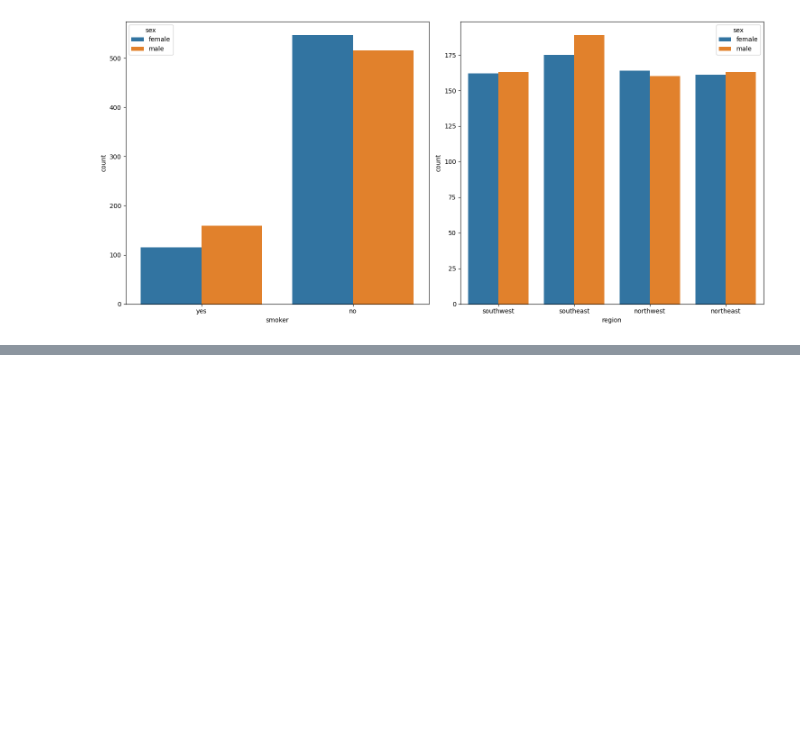
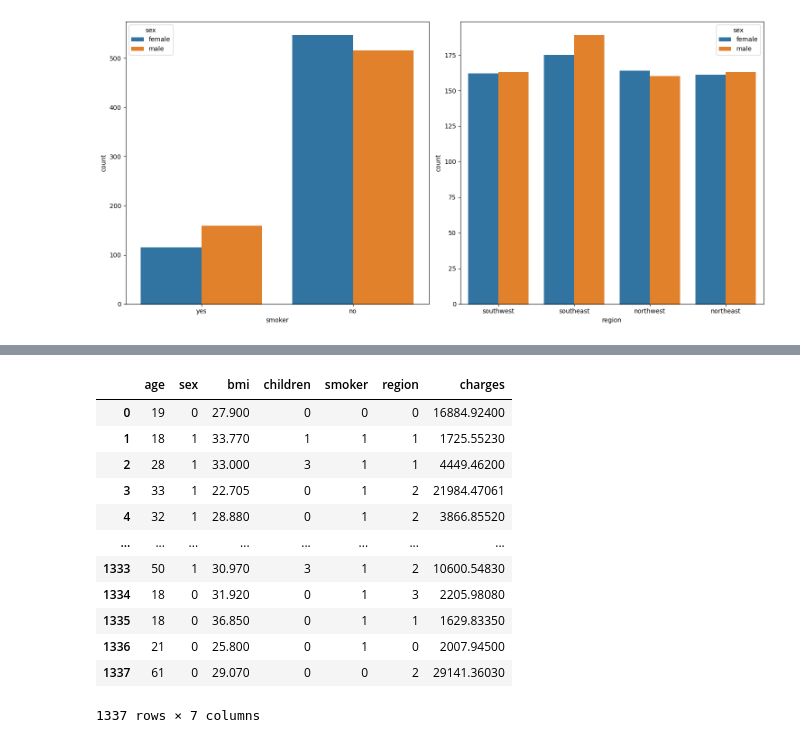
Before and after one commit to bartowen/linear_regression, a Jupyter notebook: src/explore.ipynb, the cells around one changed output, grey strips where cells are left out. Cells and saved outputs as stored; diff of their text form; code cells hidden in the pictures; blank space fills up the shorter version.

Commit message:
factorizar categoricas

```diff
--- a/src/explore.ipynb
+++ b/src/explore.ipynb
@@ -176,0 +189,23 @@ plt.show()
+# %%
+#factorizar variables categoricas
+# Variables Categoricas = sex , smoker , region
+
+df['sex'] = pd.factorize(df['sex'])[0]
+df['smoker'] = pd.factorize(df['smoker'])[0]
+df['region'] = pd.factorize(df['region'])[0]
+
+df
+# %% [output]
+|  | age | sex | bmi | children | smoker | region | charges |
+| 0 | 19 | 0 | 27.900 | 0 | 0 | 0 | 16884.92400 |
+| 1 | 18 | 1 | 33.770 | 1 | 1 | 1 | 1725.55230 |
+| 2 | 28 | 1 | 33.000 | 3 | 1 | 1 | 4449.46200 |
+| 3 | 33 | 1 | 22.705 | 0 | 1 | 2 | 21984.47061 |
+| 4 | 32 | 1 | 28.880 | 0 | 1 | 2 | 3866.85520 |
+| ... | ... | ... | ... | ... | ... | ... | ... |
+| 1333 | 50 | 1 | 30.970 | 3 | 1 | 2 | 10600.54830 |
+| 1334 | 18 | 0 | 31.920 | 0 | 1 | 3 | 2205.98080 |
+| 1335 | 18 | 0 | 36.850 | 0 | 1 | 1 | 1629.83350 |
+| 1336 | 21 | 0 | 25.800 | 0 | 1 | 0 | 2007.94500 |
+| 1337 | 61 | 0 | 29.070 | 0 | 0 | 2 | 29141.36030 |
+1337 rows × 7 columns
```
Also changed, not shown: parts of 1 cell of this notebook.
